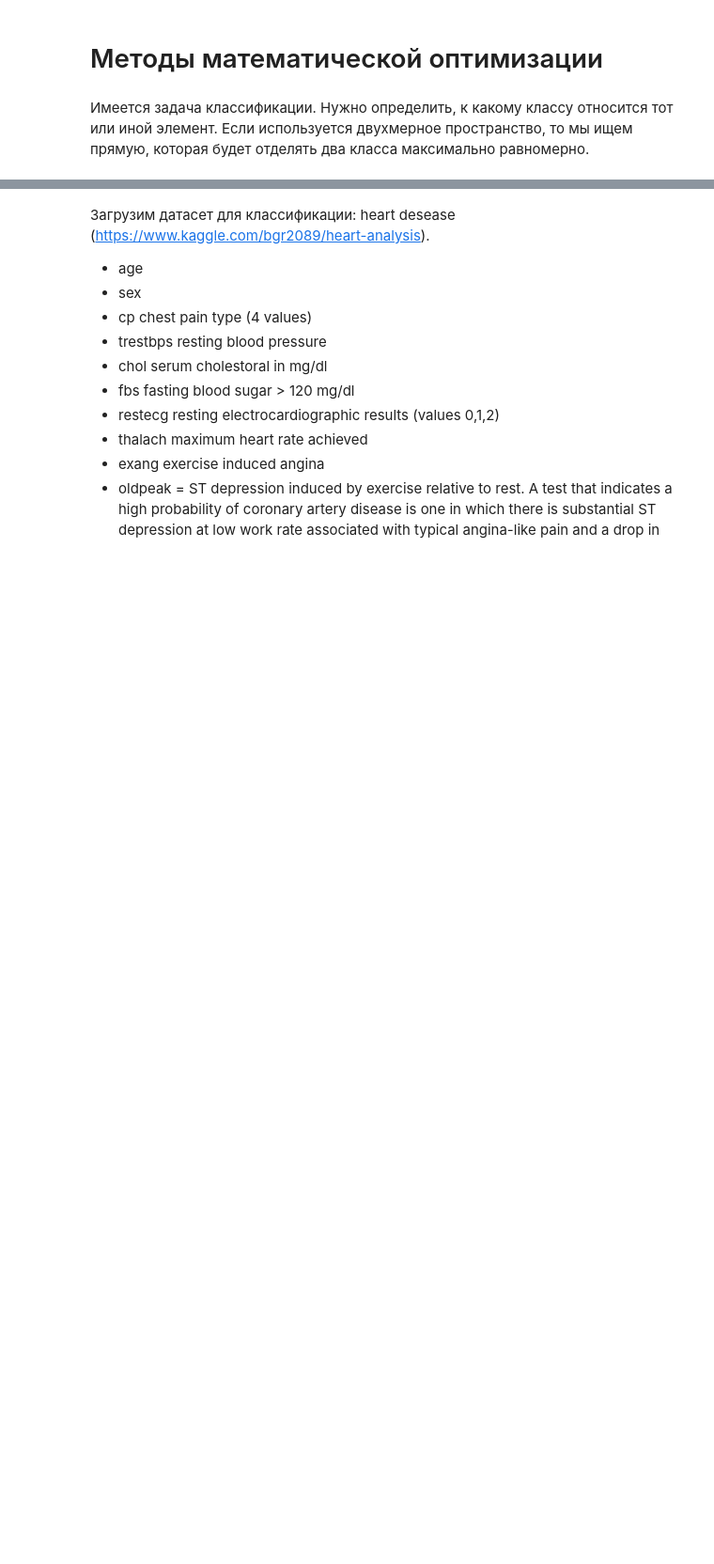
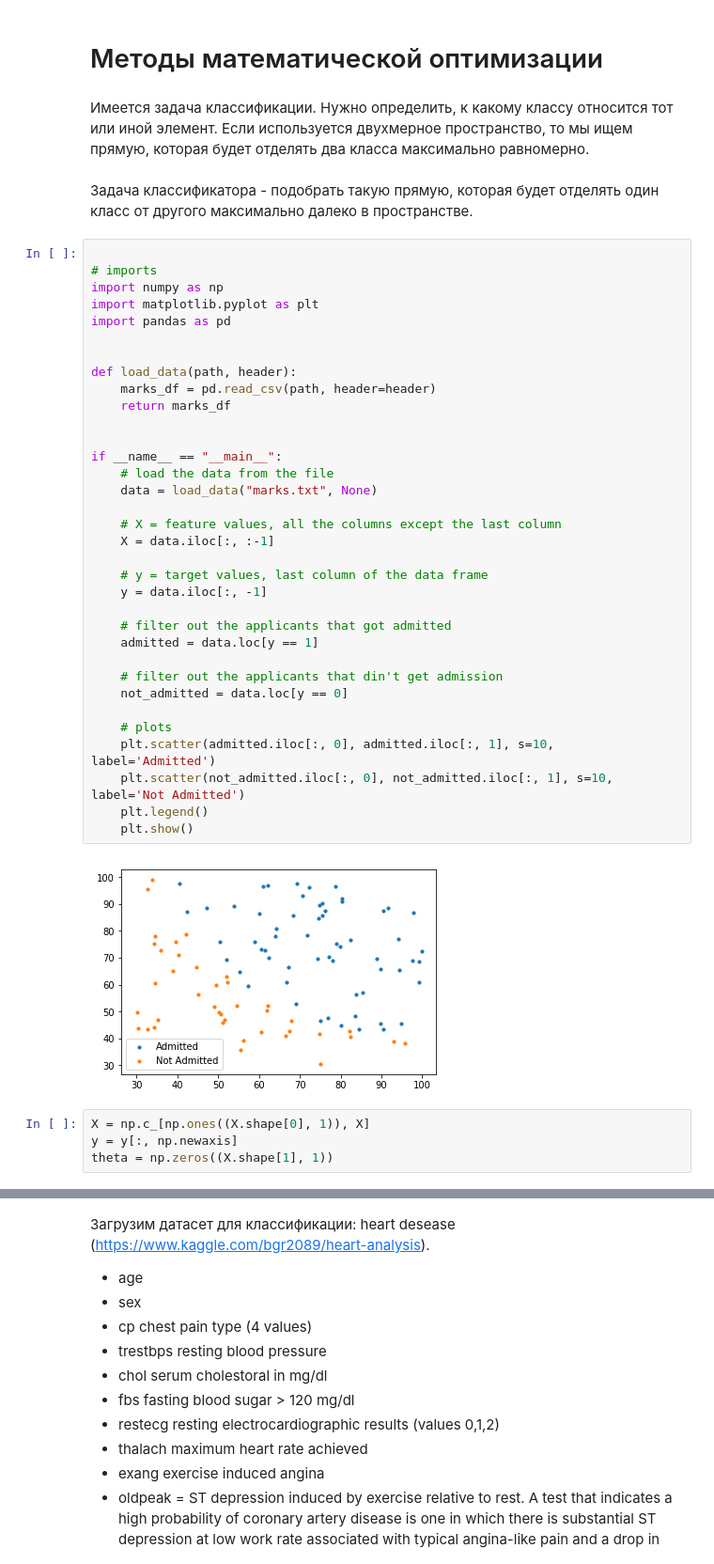
Before and after one commit to edwardwerner/math_netology, a Jupyter notebook: lecture_4.ipynb, the cells around one changed output, grey strips where cells are left out. Shown: that part at 94% size. Saved outputs shown, nothing was run; the diff lists cells and outputs as text; blank space fills up the shorter version.

```diff
--- a/lecture_4.ipynb
+++ b/lecture_4.ipynb
@@ -10,3 +10,45 @@ import pandas as pd
 # Методы математической оптимизации
 # %% [markdown]
 Имеется задача классификации. Нужно определить, к какому классу относится тот или иной элемент. Если используется двухмерное пространство, то мы ищем прямую, которая будет отделять два класса максимально равномерно.
+# %% [markdown]
+Задача классификатора - подобрать такую прямую, которая будет отделять один класс от другого максимально далеко в пространстве.
+# %%
+
+# imports
+import numpy as np
+import matplotlib.pyplot as plt
+import pandas as pd
+
+
+def load_data(path, header):
+    marks_df = pd.read_csv(path, header=header)
+    return marks_df
+
+
+if __name__ == "__main__":
+    # load the data from the file
+    data = load_data("marks.txt", None)
+
+    # X = feature values, all the columns except the last column
+    X = data.iloc[:, :-1]
+
+    # y = target values, last column of the data frame
+    y = data.iloc[:, -1]
+
+    # filter out the applicants that got admitted
+    admitted = data.loc[y == 1]
+
+    # filter out the applicants that din't get admission
+    not_admitted = data.loc[y == 0]
+
+    # plots
+    plt.scatter(admitted.iloc[:, 0], admitted.iloc[:, 1], s=10, label='Admitted')
+    plt.scatter(not_admitted.iloc[:, 0], not_admitted.iloc[:, 1], s=10, label='Not Admitted')
+    plt.legend()
+    plt.show()
+# %% [output]
+[figure, added]
+# %%
+X = np.c_[np.ones((X.shape[0], 1)), X]
+y = y[:, np.newaxis]
+theta = np.zeros((X.shape[1], 1))
```
Also changed, not shown: parts of 35 cells of this notebook.
